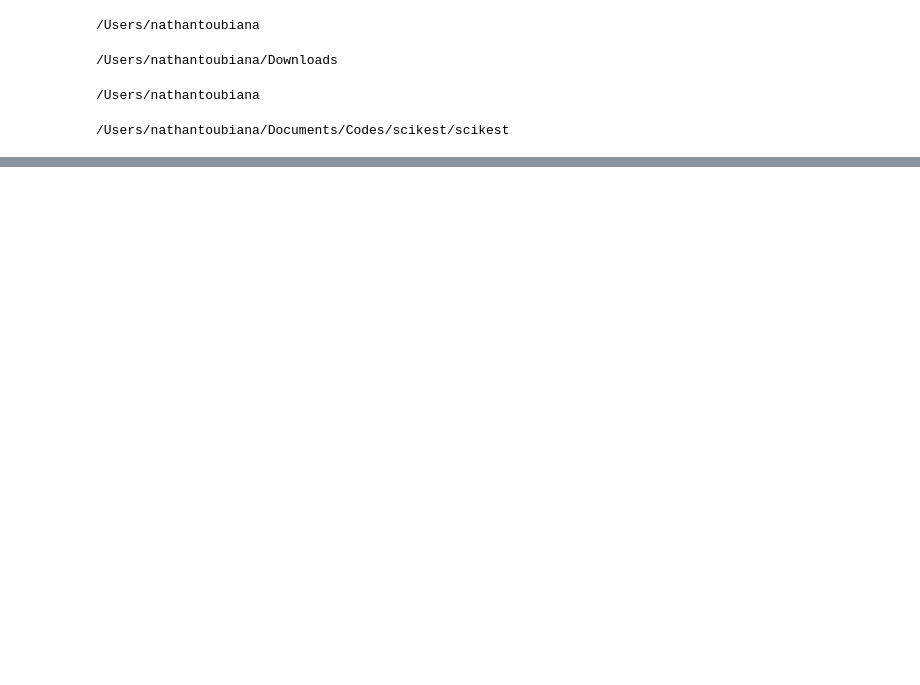
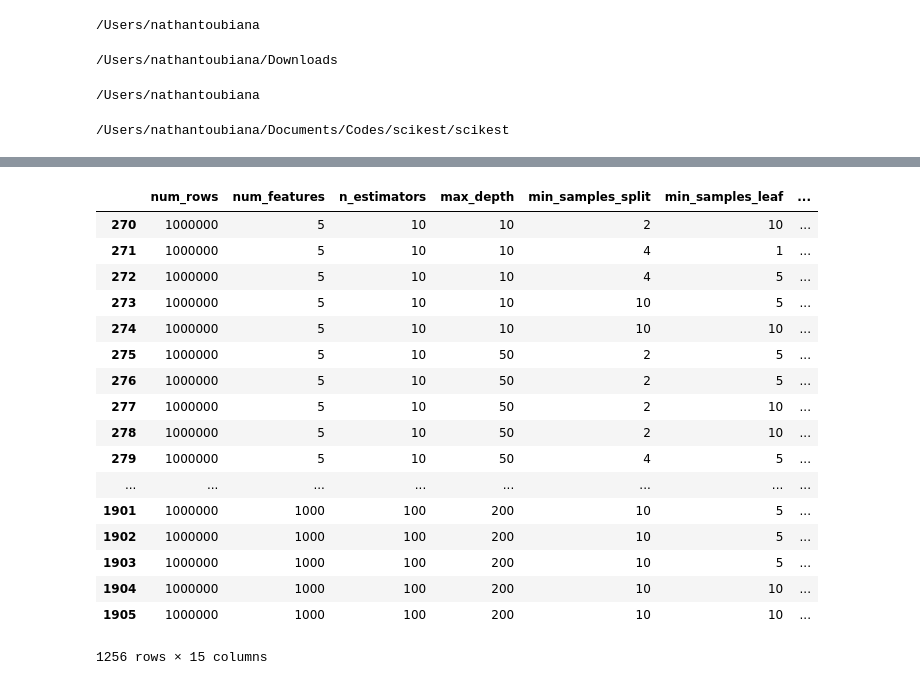
Before and after one commit to scitime/scitime, a Jupyter notebook: Training-time-estimation.ipynb, the cells around one changed output, grey strips where cells are left out. Cells and saved outputs as stored; diff of their text form; code cells hidden in the pictures; blank space fills up the shorter version.

```diff
--- a/Training-time-estimation.ipynb
+++ b/Training-time-estimation.ipynb
@@ -80,0 +91,21 @@ elapsed_time
+# %%
+df[df.num_rows==1000000]
+# %% [output]
+|  | num_rows | num_features | n_estimators | max_depth | min_samples_split | min_samples_leaf | ... |
+| 270 | 1000000 | 5 | 10 | 10 | 2 | 10 | ... |
+| 271 | 1000000 | 5 | 10 | 10 | 4 | 1 | ... |
+| 272 | 1000000 | 5 | 10 | 10 | 4 | 5 | ... |
+| 273 | 1000000 | 5 | 10 | 10 | 10 | 5 | ... |
+| 274 | 1000000 | 5 | 10 | 10 | 10 | 10 | ... |
+| 275 | 1000000 | 5 | 10 | 50 | 2 | 5 | ... |
+| 276 | 1000000 | 5 | 10 | 50 | 2 | 5 | ... |
+| 277 | 1000000 | 5 | 10 | 50 | 2 | 10 | ... |
+| 278 | 1000000 | 5 | 10 | 50 | 2 | 10 | ... |
+| 279 | 1000000 | 5 | 10 | 50 | 4 | 5 | ... |
+| ... | ... | ... | ... | ... | ... | ... | ... |
+| 1901 | 1000000 | 1000 | 100 | 200 | 10 | 5 | ... |
+| 1902 | 1000000 | 1000 | 100 | 200 | 10 | 5 | ... |
+| 1903 | 1000000 | 1000 | 100 | 200 | 10 | 5 | ... |
+| 1904 | 1000000 | 1000 | 100 | 200 | 10 | 10 | ... |
+| 1905 | 1000000 | 1000 | 100 | 200 | 10 | 10 | ... |
+1256 rows × 15 columns
```
Also changed, not shown: parts of 5 cells of this notebook, 1 other file.
